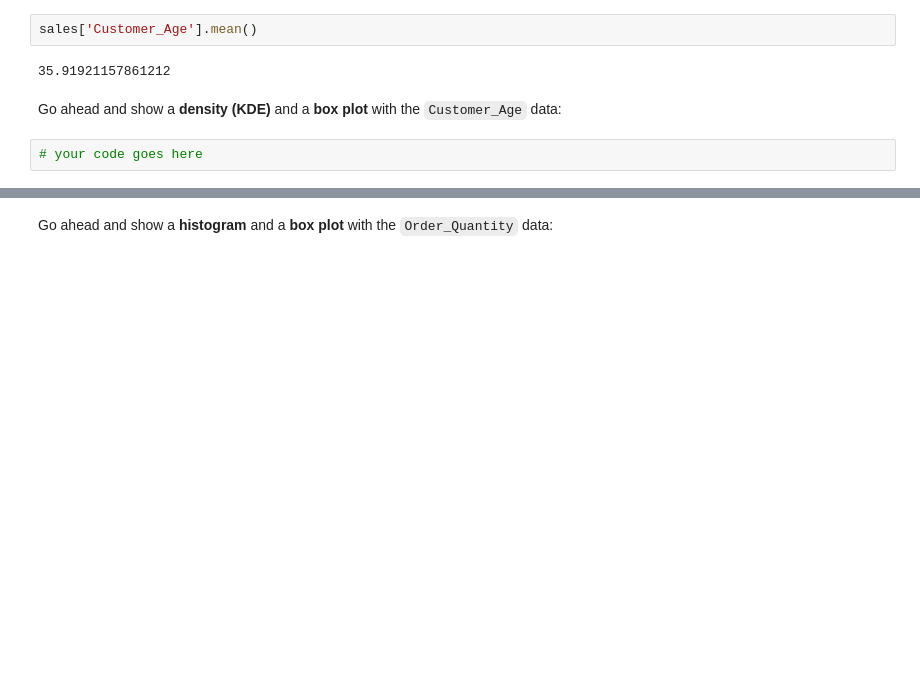
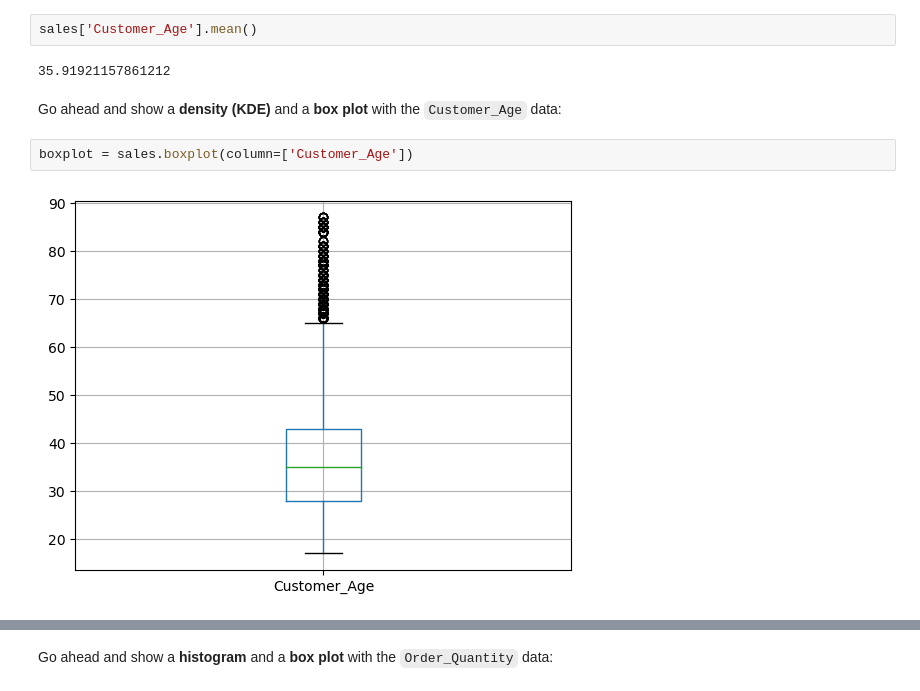
Before and after one commit to AlisonCG1/Freecodecamp-practice, a Jupyter notebook: Exercises_1.ipynb, the cells around one changed output, grey strips where cells are left out. Cells and saved outputs as stored; diff of their text form; blank space fills up the shorter version.

```diff
--- a/Exercises_1.ipynb
+++ b/Exercises_1.ipynb
@@ -58,7 +58,9 @@ sales['Customer_Age'].mean()
 35.91921157861212
 # %% [markdown]
 Go ahead and show a <b>density (KDE)</b> and a <b>box plot</b> with the `Customer_Age` data:
-# %%
-# your code goes here
+# %%
+boxplot = sales.boxplot(column=['Customer_Age'])
+# %% [output]
+[figure, added]
 # %%
 sales['Customer_Age'].plot(kind='kde', figsize=(14,6))
```
Also changed, not shown: parts of 7 cells of this notebook.
